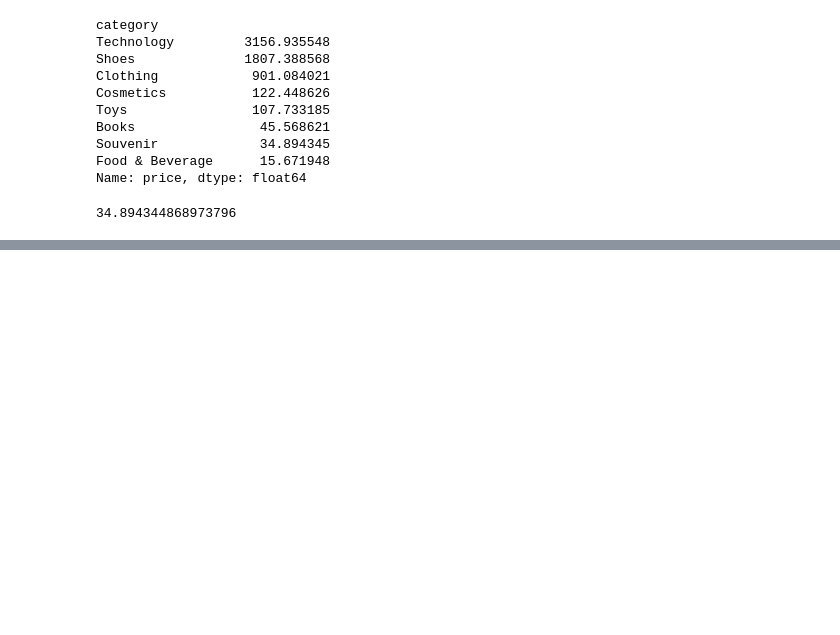
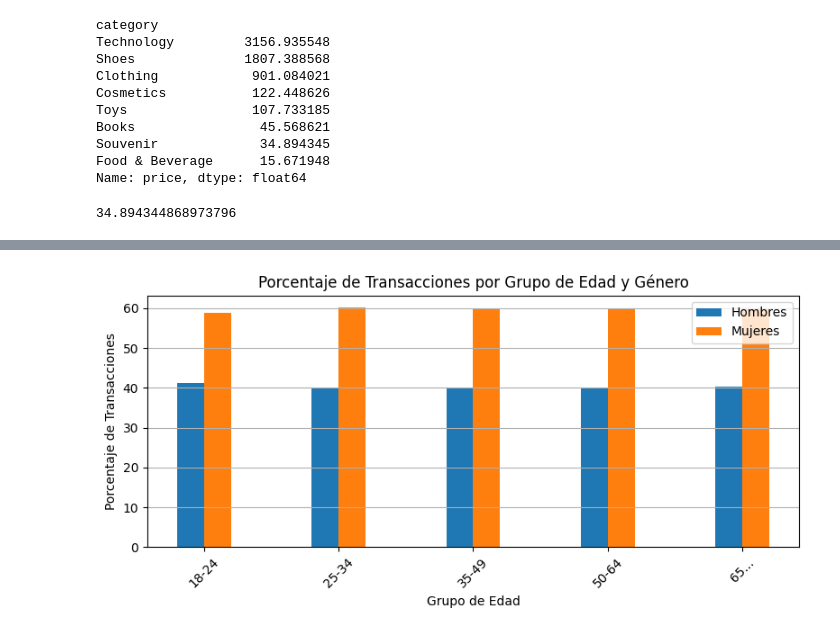
Before and after one commit to CarmenRosillo/retail-analisis, a Jupyter notebook: retail.ipynb, the cells around one changed output, grey strips where cells are left out. Saved outputs shown, nothing was run; the diff lists cells and outputs as text; code cells hidden in the pictures; blank space fills up the shorter version.

```diff
--- a/retail.ipynb
+++ b/retail.ipynb
@@ -696,0 +710,6 @@ plt.show()
+# %%
+# Agrupar por grupo de edad y género, luego contar transacciones
+transaction_counts = df4.groupby(['age_cat', 'gender'])['invoice_no'].count().unstack()
+
+# Imprimir el DataFrame resultante
+print(transaction_counts)
@@ -696,0 +724,7 @@ plt.show()
+# %%
+# Calculate percentages
+total_transactions = transaction_counts.sum(axis=1)
+percentages = transaction_counts.div(total_transactions, axis=0) * 100
+
+# Print percentages
+print(percentages)
@@ -696,0 +739,24 @@ plt.show()
+# %%
+# Prepare data for visualization (assuming percentages DataFrame is named 'percentages')
+
+percentages_reset = percentages.reset_index()
+age_groups = percentages_reset['age_cat'].tolist()
+men_percentages = percentages_reset['Male'].tolist()
+women_percentages = percentages_reset['Female'].tolist()
+# %%
+# Create stacked bar chart
+
+
+plt.figure(figsize=(8, 4))
+plt.bar(age_groups, men_percentages, label='Hombres', width=0.4, align='center')
+plt.bar(age_groups, women_percentages, label='Mujeres', width=0.2, align='edge')
+plt.xlabel('Grupo de Edad')
+plt.ylabel('Porcentaje de Transacciones')
+plt.title('Porcentaje de Transacciones por Grupo de Edad y Género')
+plt.xticks(rotation=45)
+plt.legend()
+plt.grid(axis='y')
+plt.tight_layout()
+plt.show()
+# %% [output]
+[figure, added]
```
Also changed, not shown: parts of 7 cells of this notebook.
